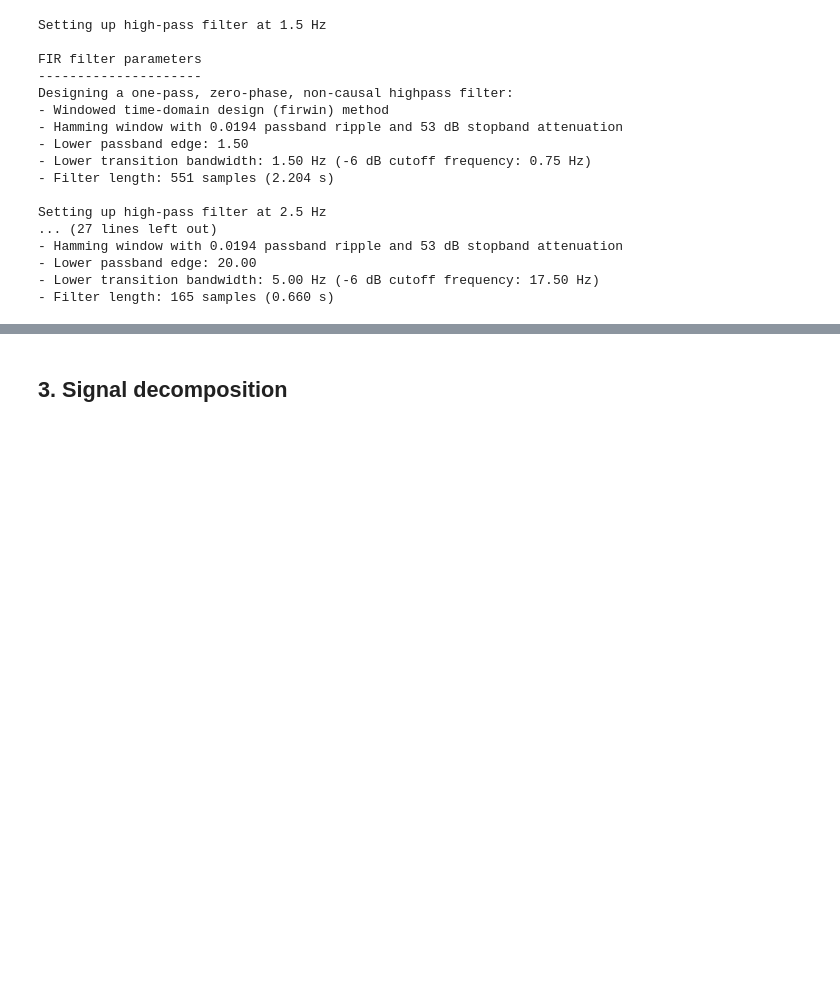
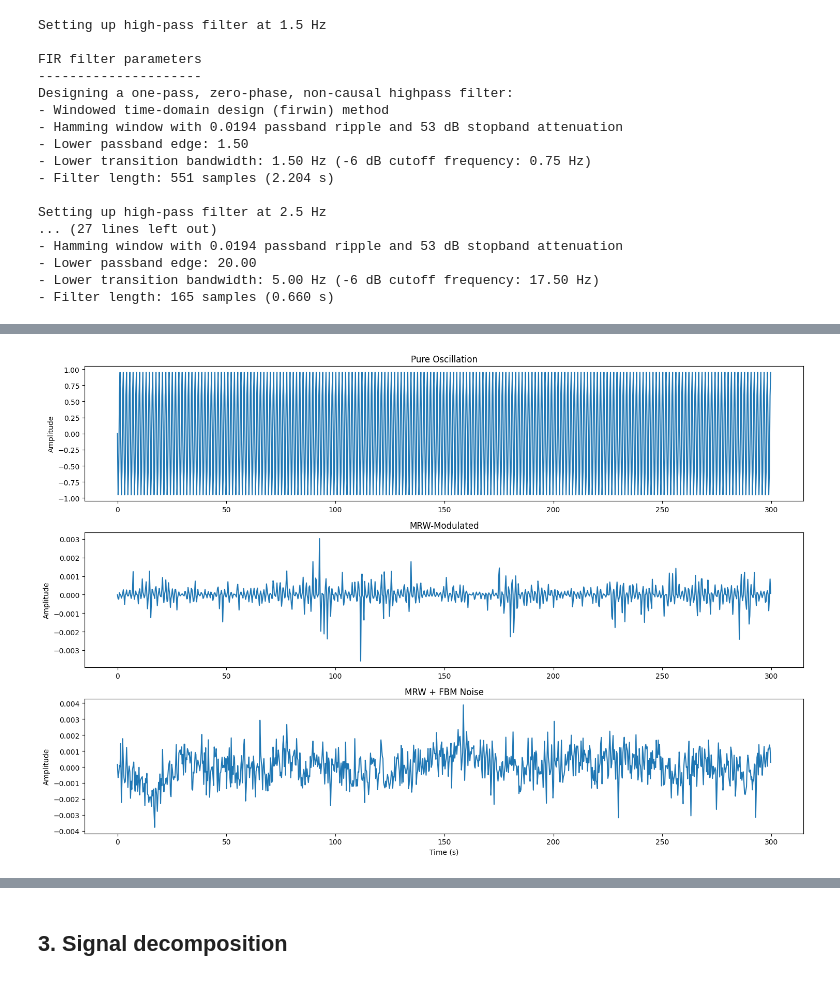
Before and after one commit to sbendimerad/mfa-internship, a Jupyter notebook: notebooks/01_synthetic_pipeline.ipynb, the cells around one changed output, grey strips where cells are left out. Drawn from its saved outputs; the diff is of its cells as text; code cells hidden in the pictures; blank space fills up the shorter version.

```diff
--- a/notebooks/01_synthetic_pipeline.ipynb
+++ b/notebooks/01_synthetic_pipeline.ipynb
@@ -111,30 +113,36 @@ pwt.cumulants.plot()
 # %%
 # Prepare data
 signal_dicts = [pure, mrw_modulated, mrw_with_fbm]
 titles = ["Pure Oscillation", "MRW-Modulated", "MRW + FBM Noise"]
 
+fs = 250  # Sampling frequency
+duration = 300
+max_points = 1000
+
+
 n_samples_to_plot = int(fs * duration)
 t_full = signal_dicts[0]['time'][:n_samples_to_plot]
-fs = 250  # Sampling frequency
 
 
 # Downsampling step
 step = max(1, int(n_samples_to_plot / max_points)) if max_points is not None else 1
 t = t_full[::step]
 
 # Plot
 plt.figure(figsize=(15, 10))
 
 for i, (signal_dict, title) in enumerate(zip(signal_dicts, titles)):
     y_full = signal_dict['final_signal'][:n_samples_to_plot]
     y = y_full[::step]
     plt.subplot(len(signal_dicts), 1, i + 1)
     plt.plot(t, y)
     plt.title(title)
     plt.ylabel("Amplitude")
     if i == len(signal_dicts) - 1:
         plt.xlabel("Time (s)")
 
 plt.tight_layout()
 plt.show()
+# %% [output]
+[figure, added]
 # %%
```
Also changed, not shown: parts of 16 cells of this notebook, 25 other files.
